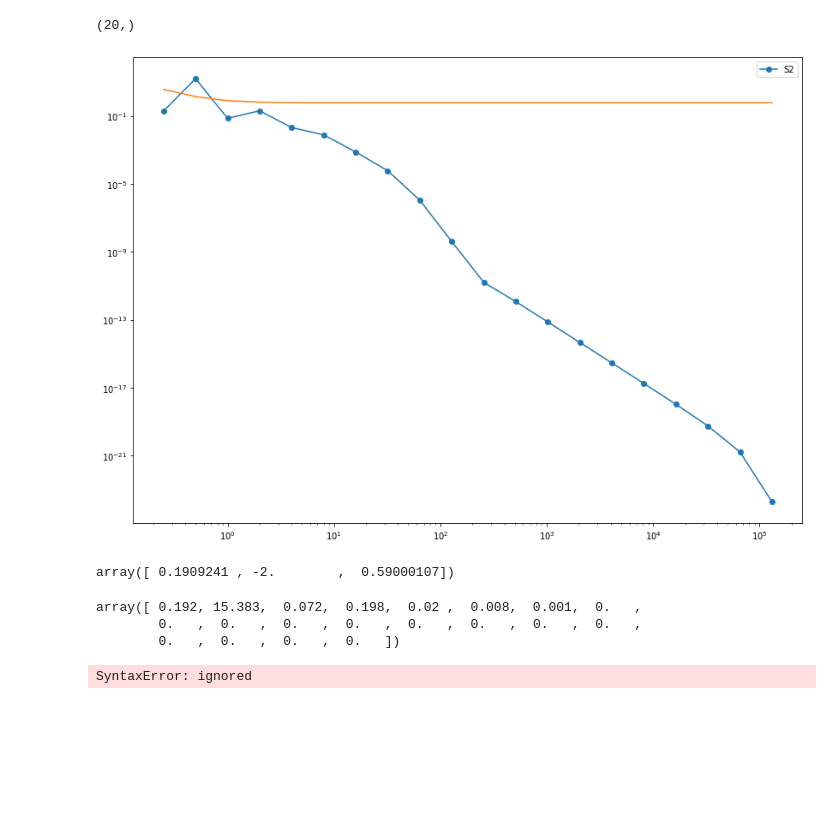
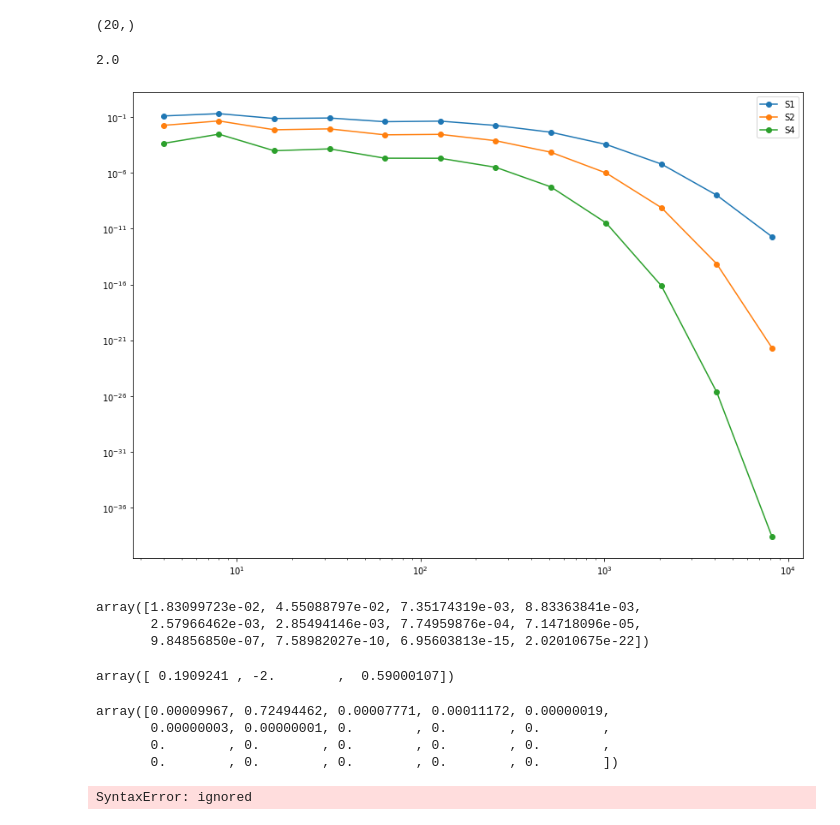
Before and after one commit to raudh1/ShellModels_old, a Jupyter notebook: shell_model_prove.ipynb, the cells around one changed output. Drawn from its saved outputs; the diff is of its cells as text; code cells hidden in the pictures; blank space fills up the shorter version.

```diff
--- a/shell_model_prove.ipynb
+++ b/shell_model_prove.ipynb
@@ -15,7 +15,7 @@ knn=np.power(2,np.arange(N+4))
 kn=knn*np.power(2,-4.)
 # %%
 def shellmodel(t, u):
-      nu=2e-6
+      nu=0.4e-3
       an=np.ones(N+4)
       bn=-0.5*np.ones(N+4)
       cn=-0.5*np.ones(N+4)
@@ -33,7 +33,7 @@ def shellmodel(t, u):
       cn[0]=0.
       cn[1]=0.
 
-      fn[3]=(1.+1.j)*8.e-1
+      fn[3]=(1.+1.j)*6.e-3
       res=np.zeros((N+4),dtype=complex)
       #a,b,c=-1.,0.5,0.5
       #print((2,N+2),res.shape[0])
@@ -46,6 +46,6 @@ def shellmodel(t, u):
           #print(i)                                                                        cambiato da i-3
           #                                                                                       |
           #                                                                                       v
-          res[i]=1j*(an[i]*kn[i+1]*u[i+2]*np.conjugate(u[i+1])+bn[i]*kn[i]*u[i+1]*np.conjugate(u[i-1])-cn[i]*kn[i-1]*u[i-1]*u[i-2])+fn[i]-nu*kn[i]**2*u[i]
+          res[i]=1j*(an[i-2]*kn[i+1]*u[i+2]*np.conjugate(u[i+1])+bn[i-2]*kn[i]*u[i+1]*np.conjugate(u[i-1])-cn[i-2]*kn[i-1]*u[i-1]*u[i-2])+fn[i]-nu*kn[i]**2*u[i]
       return  res
 # %%
@@ -173,14 +221,13 @@ print(len(np.mean(np.abs(Uf[2:-2].T),axis=0)))
 # %%
 plt.figure(figsize=(14,10))
-Uf3=np.abs(Uf[2:-2].T)
-S1=np.mean(((Uf3)),0)
-S2=np.mean((Uf3)**2,0)
-S3=np.mean((Uf3)**3,0)
-S4=np.mean((Uf3)**4,0)
-S5=np.mean((Uf3)**5,0)
-S6=np.mean((Uf3)**6,0)
-S7=np.mean((Uf3)**7,0)
-S8=np.mean((Uf3)**8,0)
-S9=np.mean((Uf3)**9,0)
+Uf3=np.abs(Uf[2:-2])
+S1=np.mean(((Uf3)),1)
+S2=np.mean((Uf3)**2,1)
+S4=np.mean((Uf3)**4,1)
+S5=np.mean((Uf3)**5,1)
+S6=np.mean((Uf3)**6,1)
+S7=np.mean((Uf3)**7,1)
+S8=np.mean((Uf3)**8,1)
+S9=np.mean((Uf3)**9,1)
 print(len(S2),len(S4))
 # %% [output]
@@ -193,28 +254,49 @@ print((S1.shape[:]))
 # %%
 def func(x, a, b, c):
     return a * np.power(x,b) +c
+# %%
+np.log2(knn[2])
+# %% [output]
+2.0
 # %%
 plt.figure(figsize=(14,10))
 
 #plt.plot(kn[2:-2],S1,'o-',label='S1')
-plt.plot(kn[2:-2],S2,'o-',label='S2')
-#plt.plot(kn[2:-2],S4,'o-',label='S4')
+plt.plot((knn[2:-2]),(S1),'o-',label='S1')
+plt.plot((knn[2:-2]),(S2),'o-',label='S2')
+plt.plot((knn[2:-2]),(S4),'o-',label='S4')
+
+#plt.plot((knn[2:-2]),knn[2:-2]*(np.abs(Sdispari)),'o-',label='S3')
+#plt.plot((knn[2:-2]),(knn[2:-2]**(-1.)),'o-',label='k^-1')
+
+#plt.plot(np.log2(knn[2:-2]),np.log2(S4),'o-',label='S4')
+#plt.plot(knn[2:-2],kn[2:-2]**(-0.720),label='power law')
+#plt.plot(knn[2:-2],kn[2:-2]**(-1.7),label='power law')
+
+#plt.yscale('log')
+
 #plt.plot(kn[2:-2],kn[2:-2]**0.00003242,'o-',label='k**-2')
-plt.plot(kn[2:-2],func(kn[2:-2], *popt))
+#plt.plot(kn[2:-2],func(kn[2:-2], *popt))
 #plt.plot(S3,'o-',label='S3')
 #plt.plot(kn[2:-2],S4,'o-',label='S4')
 #plt.plot(S5,'o-',label='S5')
 #plt.plot(kn[2:-2],S6,'o-',label='S6')
 #plt.plot(S7,'o-',label='S7')
 #plt.plot(kn[2:-2],S8,'o-',label='S8')
 #plt.plot(S9,'o-',label='S9')
 #plt.xlim([1e-1,1])
-#plt.yscale("log")
+#plt.ylim(1e-3,1e3)
 plt.loglog()#basex=2, basey=2)
 plt.legend()
 plt.show()
 # %% [output]
-[figure, old version]
+[figure, new version]
+# %%
+S2
+# %% [output]
+array([1.83099723e-02, 4.55088797e-02, 7.35174319e-03, 8.83363841e-03,
+       2.57966462e-03, 2.85494146e-03, 7.74959876e-04, 7.14718096e-05,
+       9.84856850e-07, 7.58982027e-10, 6.95603813e-15, 2.02010675e-22])
 # %%
 from scipy.optimize import curve_fit
 popt, pcov = curve_fit(func, kn[2:-2],S2,bounds=(-5,[1,-2,1]))
@@ -224,11 +306,12 @@ array([ 0.1909241 , -2.        ,  0.59000107])
 # %%
 np.set_printoptions(suppress=True)
 
-np.round((S2), decimals=3, out=None)
+np.round(S2, decimals=8, out=None)
 # %% [output]
-array([ 0.192, 15.383,  0.072,  0.198,  0.02 ,  0.008,  0.001,  0.   ,
-        0.   ,  0.   ,  0.   ,  0.   ,  0.   ,  0.   ,  0.   ,  0.   ,
-        0.   ,  0.   ,  0.   ,  0.   ])
+array([0.00009967, 0.72494462, 0.00007771, 0.00011172, 0.00000019,
+       0.00000003, 0.00000001, 0.        , 0.        , 0.        ,
+       0.        , 0.        , 0.        , 0.        , 0.        ,
+       0.        , 0.        , 0.        , 0.        , 0.        ])
 # %%
 --- prove ---
 # %% [output]
```
Also changed, not shown: parts of 22 cells of this notebook.
